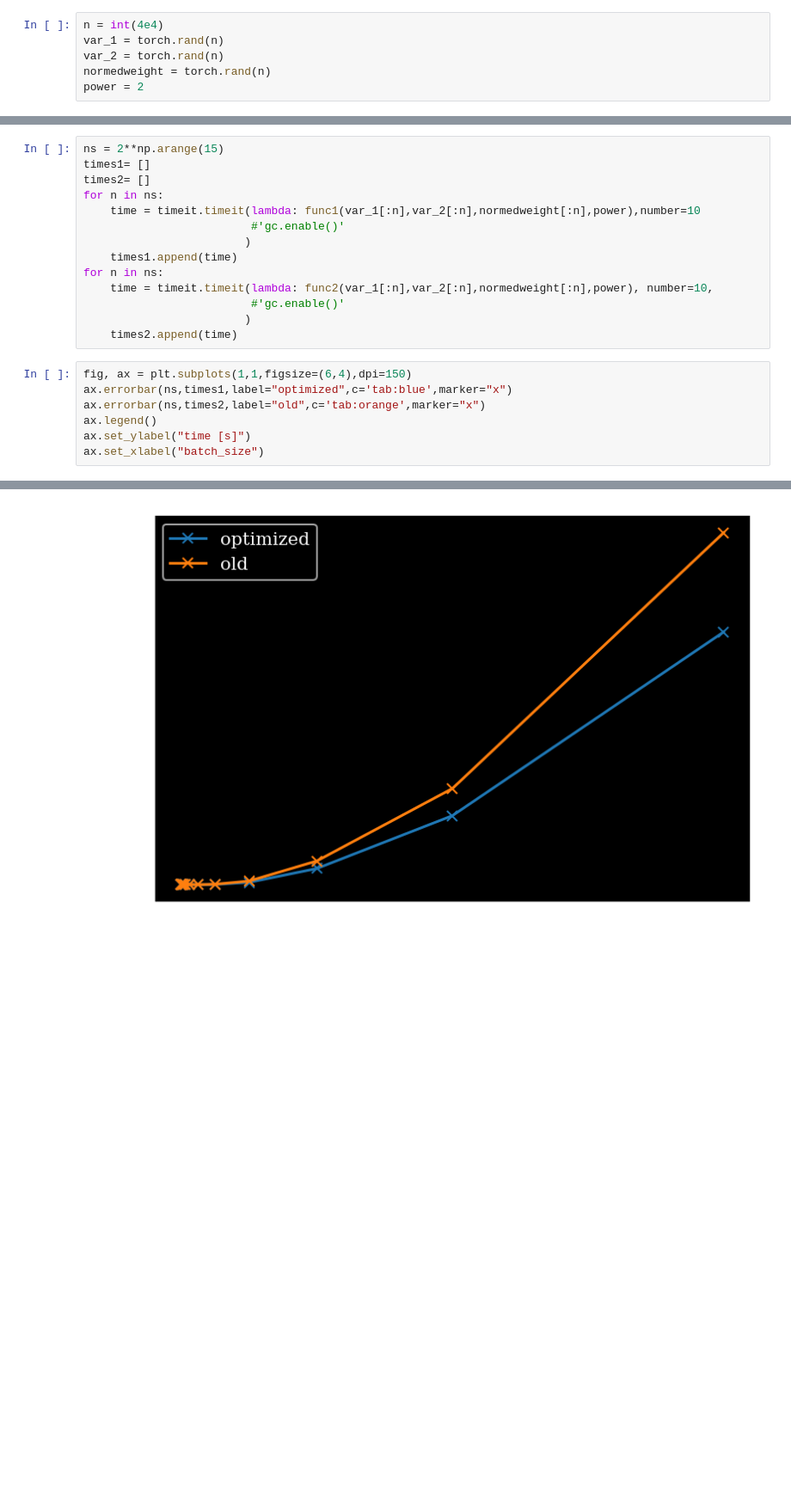
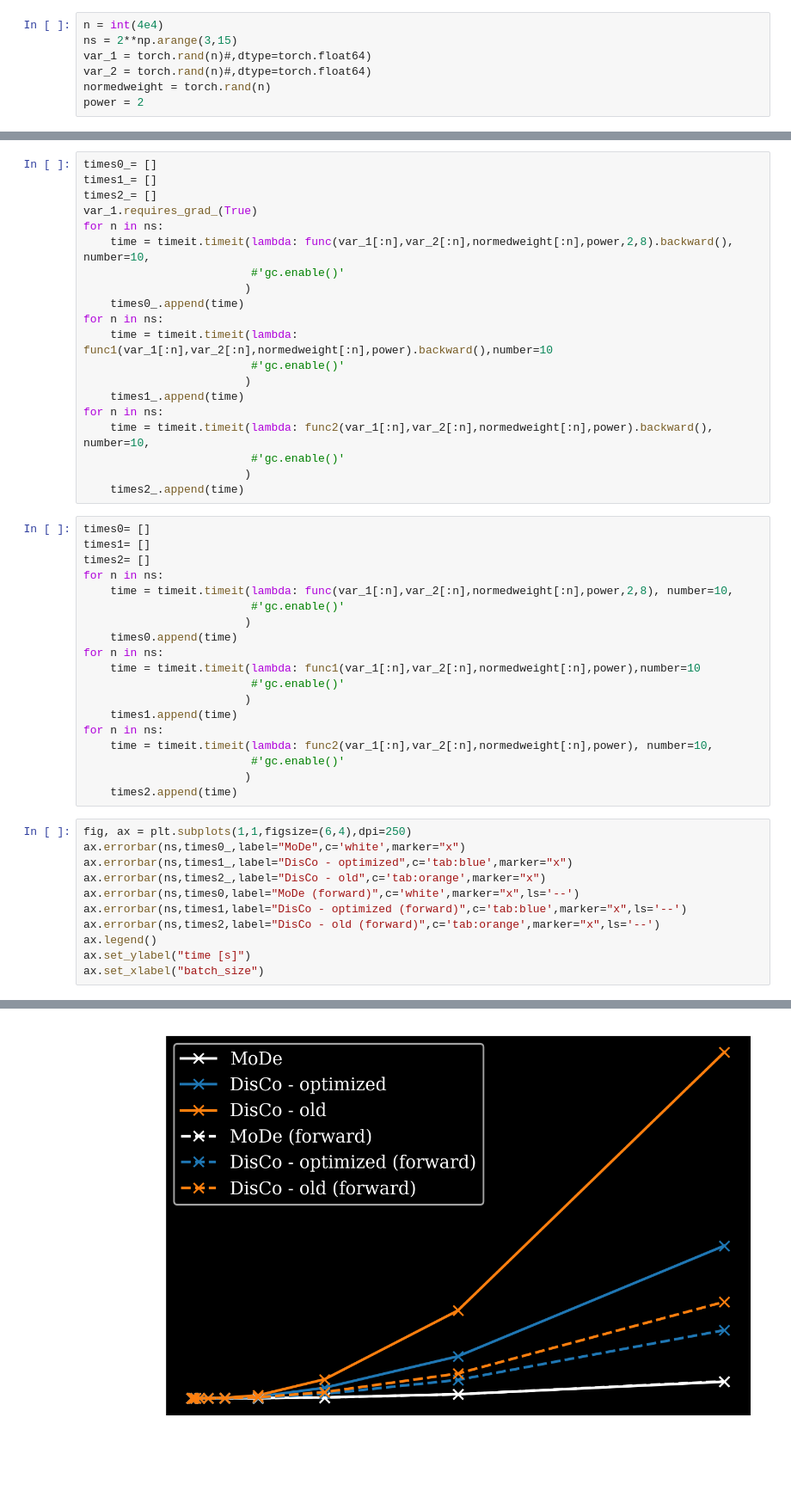
Before and after one commit to weissercn/UnbiasedML, a Jupyter notebook: UnbiasedML/nbs/MemoryUsage.ipynb, the cells around one changed output, grey strips where cells are left out. Shown: that part at 86% size. Saved outputs shown, nothing was run; the diff lists cells and outputs as text; blank space fills up the shorter version.

```diff
--- a/UnbiasedML/nbs/MemoryUsage.ipynb
+++ b/UnbiasedML/nbs/MemoryUsage.ipynb
@@ -74,6 +103,7 @@ def func2(var_1,var_2,normedweight,power):
 # %%
 n = int(4e4)
-var_1 = torch.rand(n)
-var_2 = torch.rand(n)
+ns = 2**np.arange(3,15)
+var_1 = torch.rand(n)#,dtype=torch.float64)
+var_2 = torch.rand(n)#,dtype=torch.float64)
 normedweight = torch.rand(n)
 power = 2
@@ -110,7 +184,32 @@ Text(0.5, 1.0, 'memory usage at n=1e4')
+# %%
+times0_= []
+times1_= []
+times2_= []
+var_1.requires_grad_(True)
+for n in ns:
+    time = timeit.timeit(lambda: func(var_1[:n],var_2[:n],normedweight[:n],power,2,8).backward(), number=10,
+                         #'gc.enable()'
+                        )
+    times0_.append(time)
+for n in ns:
+    time = timeit.timeit(lambda: func1(var_1[:n],var_2[:n],normedweight[:n],power).backward(),number=10
+                         #'gc.enable()'
+                        )
+    times1_.append(time)
+for n in ns:
+    time = timeit.timeit(lambda: func2(var_1[:n],var_2[:n],normedweight[:n],power).backward(), number=10,
+                         #'gc.enable()'
+                        )
+    times2_.append(time)
 # %%
-ns = 2**np.arange(15)
+times0= []
 times1= []
 times2= []
+for n in ns:
+    time = timeit.timeit(lambda: func(var_1[:n],var_2[:n],normedweight[:n],power,2,8), number=10,
+                         #'gc.enable()'
+                        )
+    times0.append(time)
 for n in ns:
     time = timeit.timeit(lambda: func1(var_1[:n],var_2[:n],normedweight[:n],power),number=10
                          #'gc.enable()'
@@ -122,12 +221,16 @@ for n in ns:
                         )
     times2.append(time)
 # %%
-fig, ax = plt.subplots(1,1,figsize=(6,4),dpi=150)
-ax.errorbar(ns,times1,label="optimized",c='tab:blue',marker="x")
-ax.errorbar(ns,times2,label="old",c='tab:orange',marker="x")
+fig, ax = plt.subplots(1,1,figsize=(6,4),dpi=250)
+ax.errorbar(ns,times0_,label="MoDe",c='white',marker="x")
+ax.errorbar(ns,times1_,label="DisCo - optimized",c='tab:blue',marker="x")
+ax.errorbar(ns,times2_,label="DisCo - old",c='tab:orange',marker="x")
+ax.errorbar(ns,times0,label="MoDe (forward)",c='white',marker="x",ls='--')
+ax.errorbar(ns,times1,label="DisCo - optimized (forward)",c='tab:blue',marker="x",ls='--')
+ax.errorbar(ns,times2,label="DisCo - old (forward)",c='tab:orange',marker="x",ls='--')
 ax.legend()
 ax.set_ylabel("time [s]")
 ax.set_xlabel("batch_size")
 # %% [output]
 Text(0.5, 0, 'batch_size')
-[figure, old version]
+[figure, new version]
```
Also changed, not shown: parts of 8 cells of this notebook, 2 other files.
